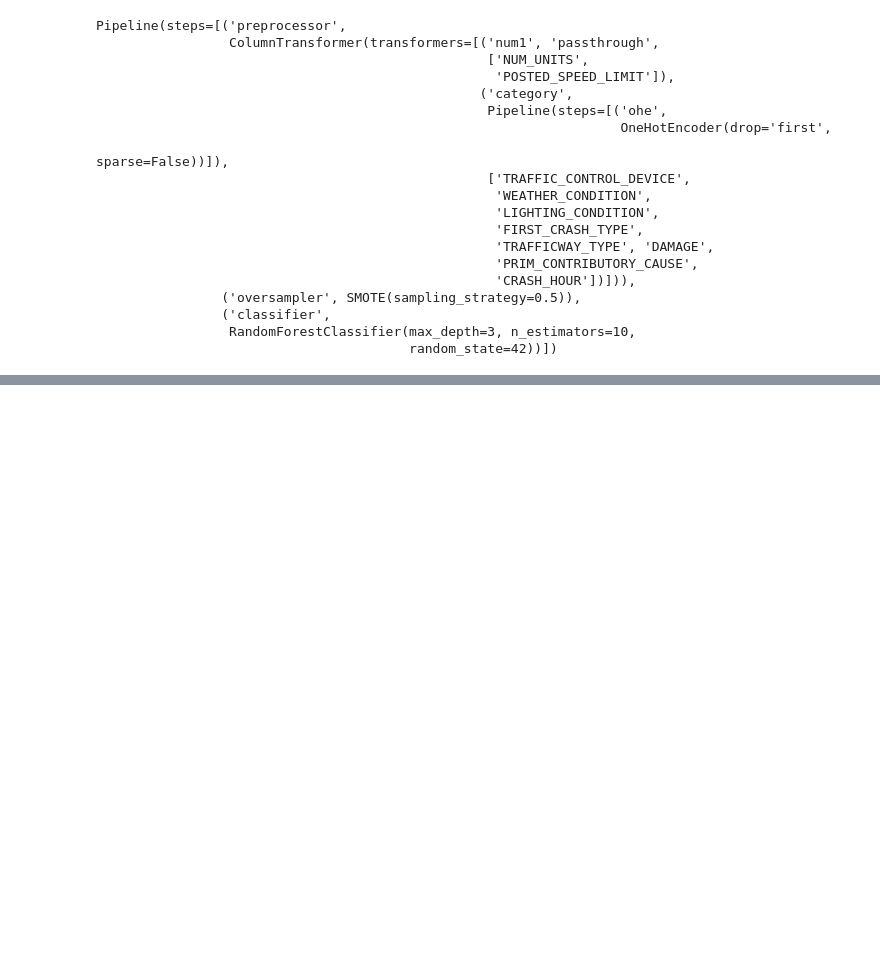
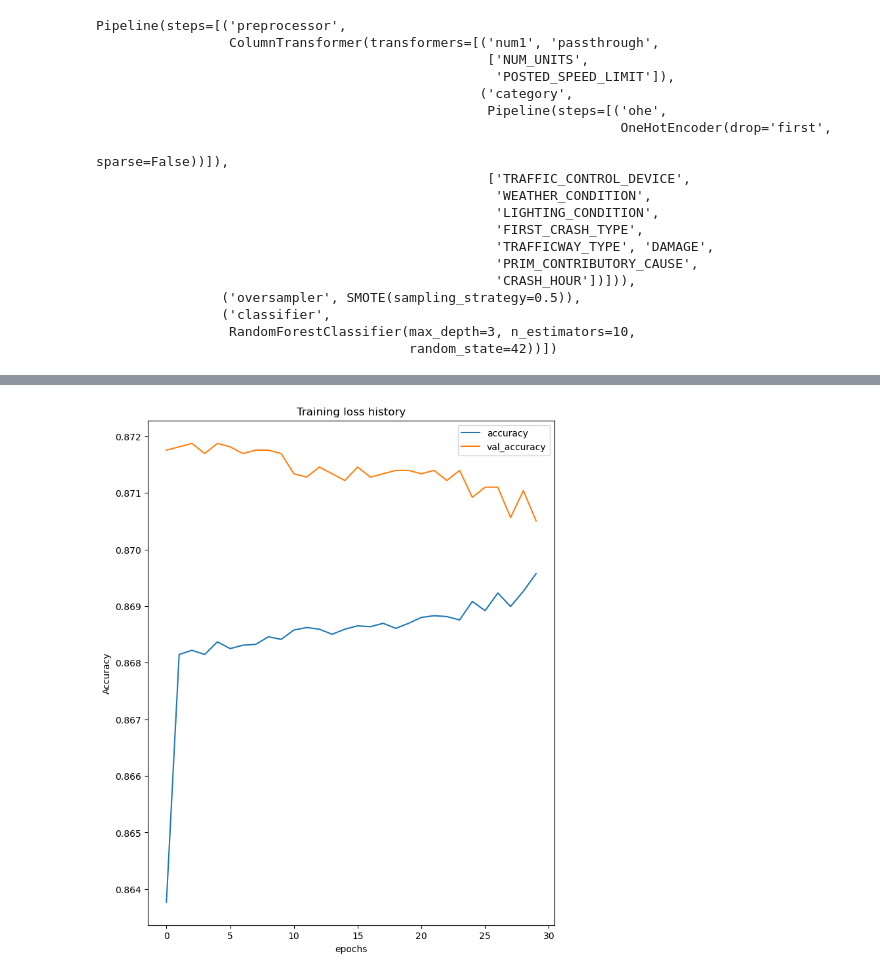
Before and after one commit to YamunaU75/ChicagoCarCrashes_Phase4, a Jupyter notebook: Chicago_Car_Crashes.ipynb, the cells around one changed output, grey strips where cells are left out. Cells and saved outputs as stored; diff of their text form; code cells hidden in the pictures; blank space fills up the shorter version.

```diff
--- a/Chicago_Car_Crashes.ipynb
+++ b/Chicago_Car_Crashes.ipynb
@@ -1031,0 +1200,8 @@ parameters is same.
+# %%
+col_list = ['accuracy', 'val_accuracy']
+train_crash_history[col_list].plot()
+plt.ylabel('Accuracy')
+plt.title('Training loss history')
+plt.show()
+# %% [output]
+[figure, added]
```
Also changed, not shown: parts of 20 cells of this notebook.
